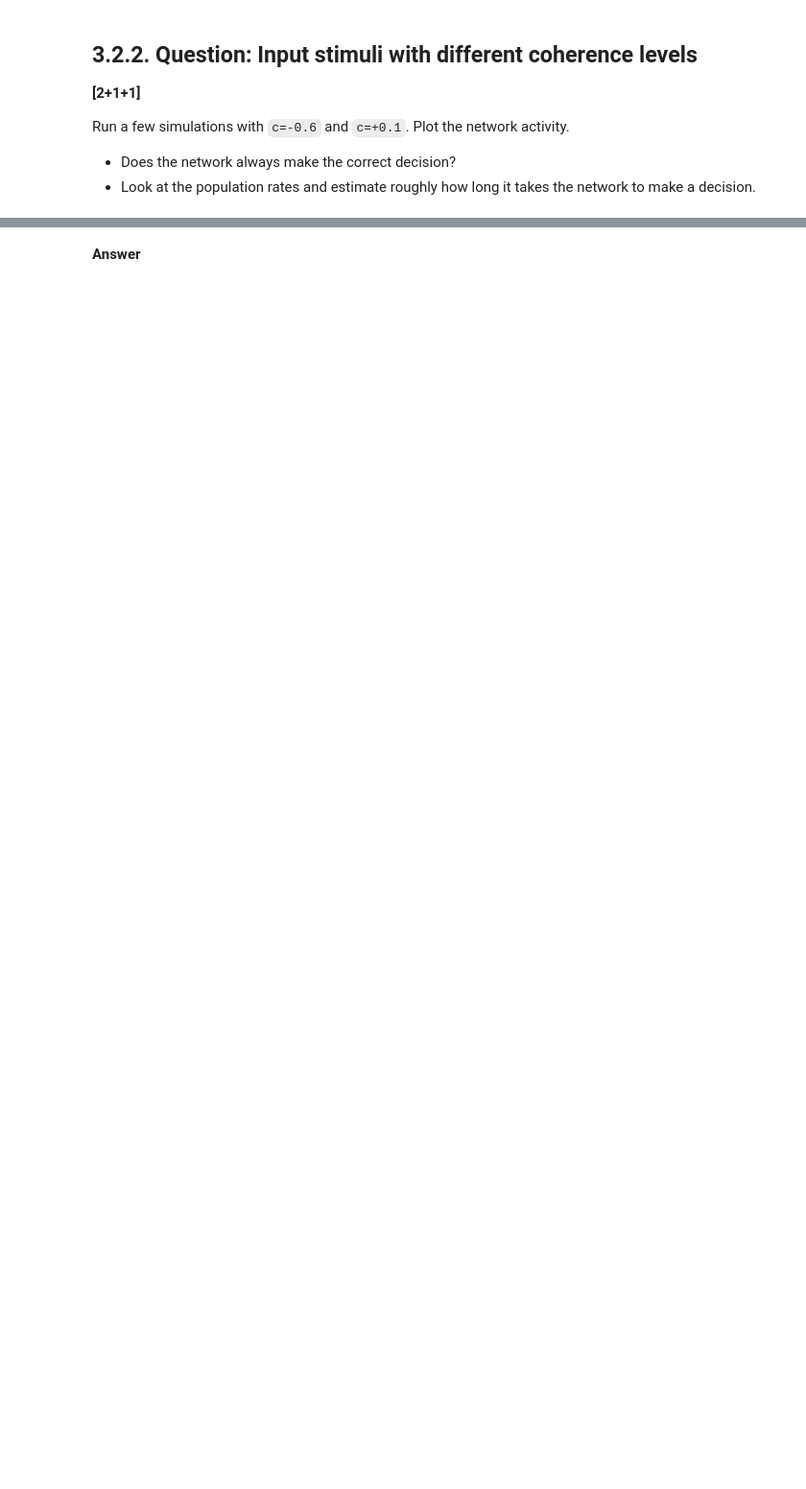
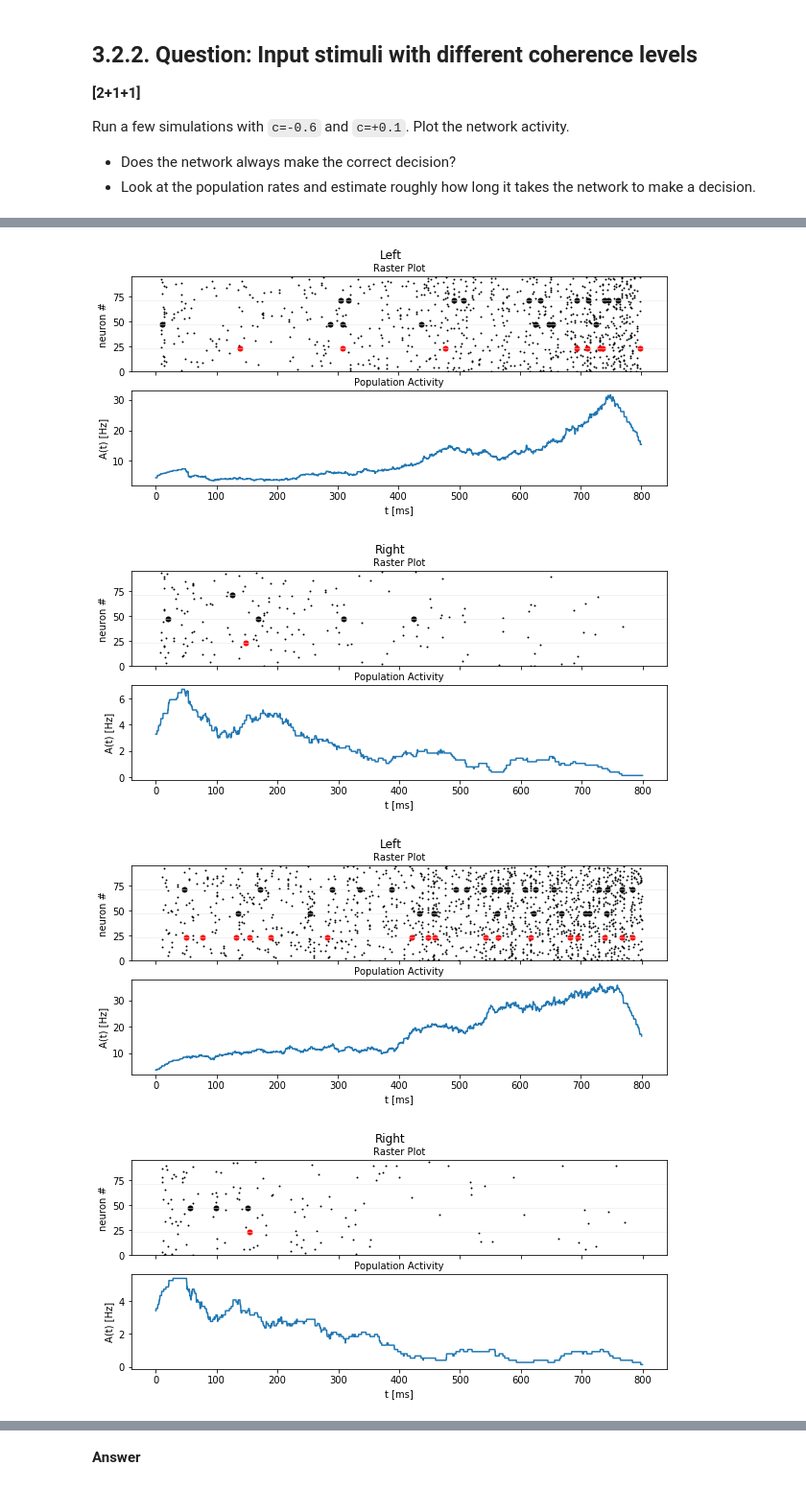
Before and after one commit to marcoabrate/biologicalmodelingofnn, a Jupyter notebook: project3/Ex3_firstName_lastName_0000.ipynb, the cells around one changed output, grey strips where cells are left out. Shown at 96% size. Saved outputs shown, nothing was run; the diff lists cells and outputs as text; code cells hidden in the pictures; blank space fills up the shorter version.

```diff
--- a/project3/Ex3_firstName_lastName_0000.ipynb
+++ b/project3/Ex3_firstName_lastName_0000.ipynb
@@ -202,0 +296,7 @@ Run a few simulations with `c=-0.6` and `c=+0.1`. Plot the network activity.
+# %%
+c = 0.1
+results = []
+for i in range(5):
+    r = decision_making.sim_decision_making_network(N_Excit=380, N_Inhib=94, t_stimulus_start= 0. * b2.ms,
+                                                    coherence_level=c, max_sim_time=800.*b2.ms)
+    results.append(r)
@@ -202,0 +321,14 @@ Run a few simulations with `c=-0.6` and `c=+0.1`. Plot the network activity.
+# %%
+for r in results:
+    plot_tools.plot_network_activity(r["rate_monitor_A"], r["spike_monitor_A"],
+                                     t_min=0. * b2.ms, avg_window_width=aww * b2.ms,
+                                     sup_title="Left")
+    plot_tools.plot_network_activity(r["rate_monitor_B"], r["spike_monitor_B"],
+                                     t_min=0. * b2.ms, avg_window_width=aww * b2.ms,
+                                     sup_title="Right")
+    plt.show()
+# %% [output]
+[figure, added]
+[figure, added]
+[figure, added]
+[figure, added]
```
Also changed, not shown: parts of 20 cells of this notebook, 1 other file.
